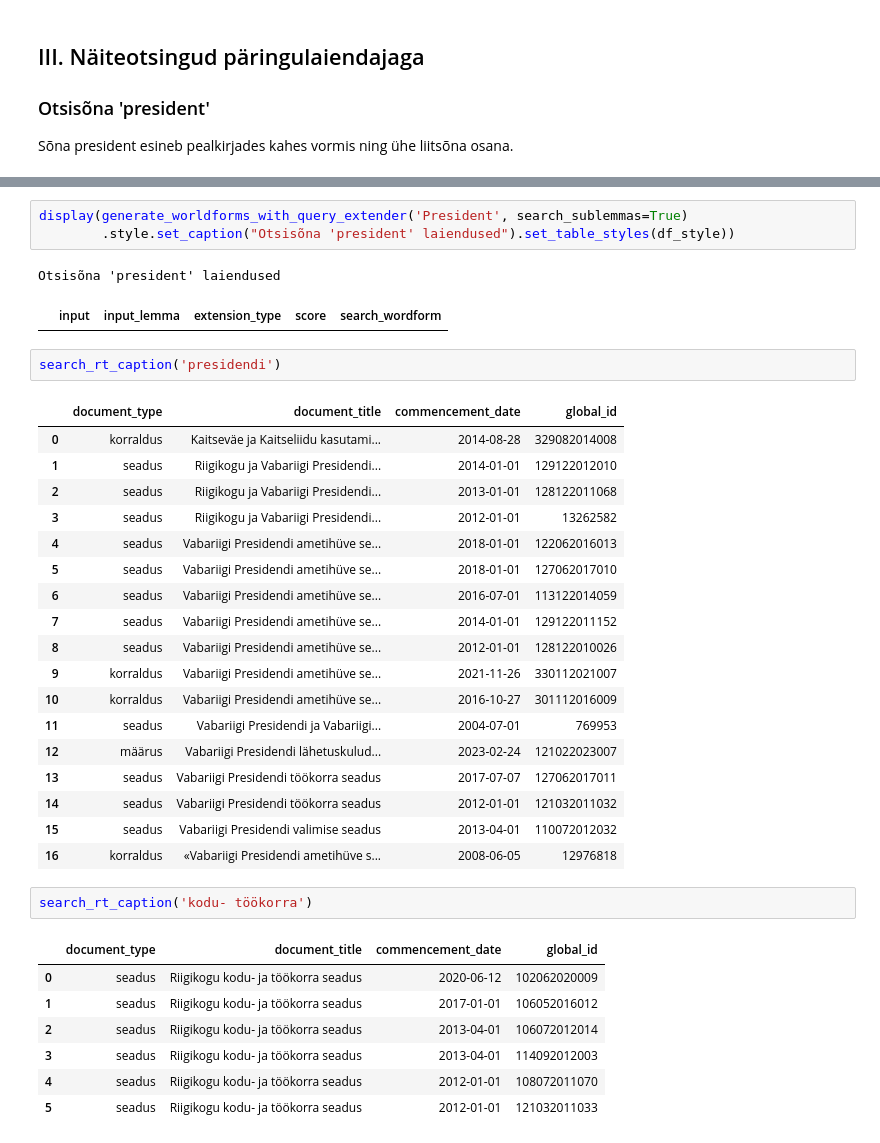
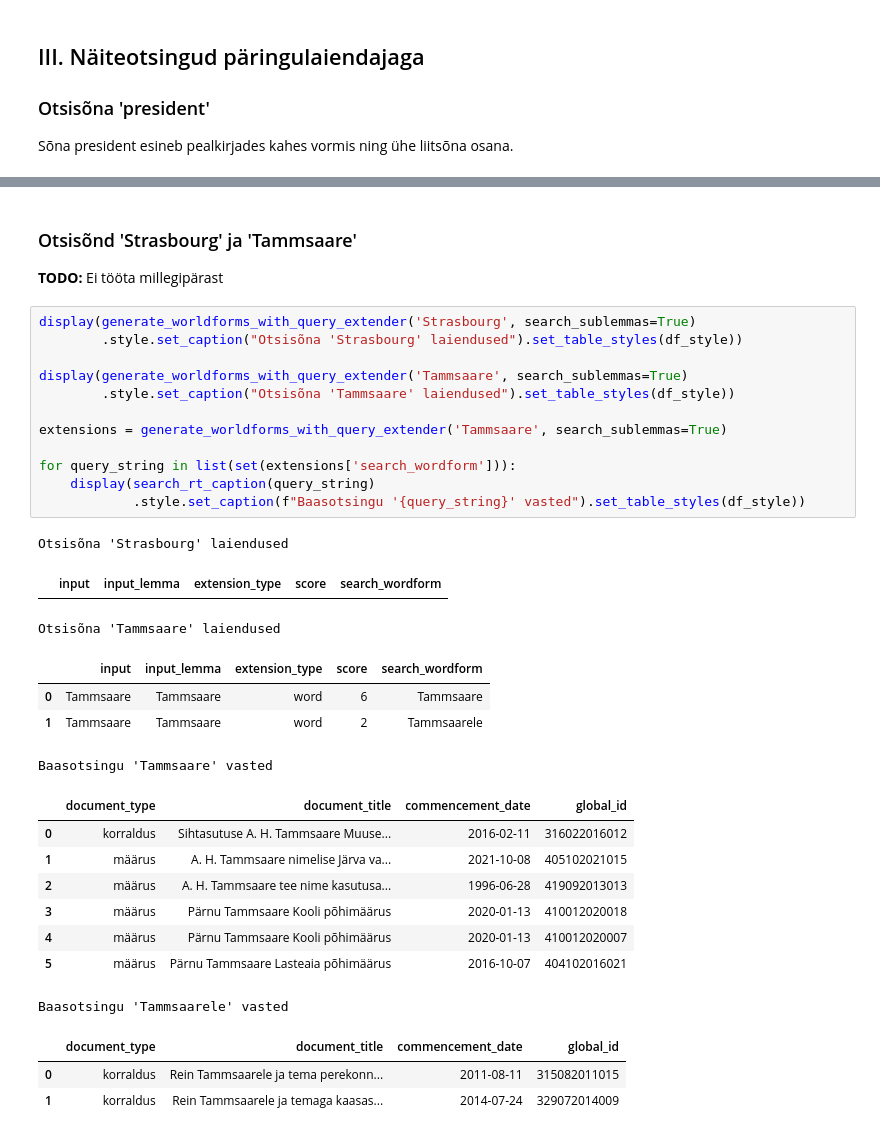
Before and after one commit to estnltk/smart-search, a Jupyter notebook: demod/toovood/riigi_teataja_pealkirjaotsing/03_tark_otsing/01_example_usage_of_query_extender.ipynb, the cells around one changed output, grey strips where cells are left out. Saved outputs shown, nothing was run; the diff lists cells and outputs as text.

```diff
--- a/demod/toovood/riigi_teataja_pealkirjaotsing/03_tark_otsing/01_example_usage_of_query_extender.ipynb
+++ b/demod/toovood/riigi_teataja_pealkirjaotsing/03_tark_otsing/01_example_usage_of_query_extender.ipynb
@@ -408,37 +564,35 @@ Otsisõna 'bresident' laiendused
+# %% [markdown]
+### Otsisõnd 'Strasbourg' ja 'Tammsaare'
+
+**TODO:** Ei tööta millegipärast
 # %%
-display(generate_worldforms_with_query_extender('President', search_sublemmas=True)
-        .style.set_caption("Otsisõna 'president' laiendused").set_table_styles(df_style))
+display(generate_worldforms_with_query_extender('Strasbourg', search_sublemmas=True)
+        .style.set_caption("Otsisõna 'Strasbourg' laiendused").set_table_styles(df_style))
+
+display(generate_worldforms_with_query_extender('Tammsaare', search_sublemmas=True)
+        .style.set_caption("Otsisõna 'Tammsaare' laiendused").set_table_styles(df_style))
+
+extensions = generate_worldforms_with_query_extender('Tammsaare', search_sublemmas=True)
+
+for query_string in list(set(extensions['search_wordform'])):
+    display(search_rt_caption(query_string)
+            .style.set_caption(f"Baasotsingu '{query_string}' vasted").set_table_styles(df_style))
 # %% [output]
-Otsisõna 'president' laiendused
+Otsisõna 'Strasbourg' laiendused
 |  | input | input_lemma | extension_type | score | search_wordform |
+Otsisõna 'Tammsaare' laiendused
+|  | input | input_lemma | extension_type | score | search_wordform |
+| 0 | Tammsaare | Tammsaare | word | 6 | Tammsaare |
+| 1 | Tammsaare | Tammsaare | word | 2 | Tammsaarele |
+Baasotsingu 'Tammsaare' vasted
+|  | document_type | document_title | commencement_date | global_id |
+| 0 | korraldus | Sihtasutuse A. H. Tammsaare Muuse... | 2016-02-11 | 316022016012 |
+| 1 | määrus | A. H. Tammsaare nimelise Järva va... | 2021-10-08 | 405102021015 |
+| 2 | määrus | A. H. Tammsaare tee nime kasutusa... | 1996-06-28 | 419092013013 |
+| 3 | määrus | Pärnu Tammsaare Kooli põhimäärus | 2020-01-13 | 410012020018 |
+| 4 | määrus | Pärnu Tammsaare Kooli põhimäärus | 2020-01-13 | 410012020007 |
+| 5 | määrus | Pärnu Tammsaare Lasteaia põhimäärus | 2016-10-07 | 404102016021 |
+Baasotsingu 'Tammsaarele' vasted
+|  | document_type | document_title | commencement_date | global_id |
+| 0 | korraldus | Rein Tammsaarele ja tema perekonn... | 2011-08-11 | 315082011015 |
+| 1 | korraldus | Rein Tammsaarele ja temaga kaasas... | 2014-07-24 | 329072014009 |
-# %%
-search_rt_caption('presidendi')
-# %% [output]
-|  | document_type | document_title | commencement_date | global_id |
-| 0 | korraldus | Kaitseväe ja Kaitseliidu kasutami... | 2014-08-28 | 329082014008 |
-| 1 | seadus | Riigikogu ja Vabariigi Presidendi... | 2014-01-01 | 129122012010 |
-| 2 | seadus | Riigikogu ja Vabariigi Presidendi... | 2013-01-01 | 128122011068 |
-| 3 | seadus | Riigikogu ja Vabariigi Presidendi... | 2012-01-01 | 13262582 |
-| 4 | seadus | Vabariigi Presidendi ametihüve se... | 2018-01-01 | 122062016013 |
-| 5 | seadus | Vabariigi Presidendi ametihüve se... | 2018-01-01 | 127062017010 |
-| 6 | seadus | Vabariigi Presidendi ametihüve se... | 2016-07-01 | 113122014059 |
-| 7 | seadus | Vabariigi Presidendi ametihüve se... | 2014-01-01 | 129122011152 |
-| 8 | seadus | Vabariigi Presidendi ametihüve se... | 2012-01-01 | 128122010026 |
-| 9 | korraldus | Vabariigi Presidendi ametihüve se... | 2021-11-26 | 330112021007 |
-| 10 | korraldus | Vabariigi Presidendi ametihüve se... | 2016-10-27 | 301112016009 |
-| 11 | seadus | Vabariigi Presidendi ja Vabariigi... | 2004-07-01 | 769953 |
-| 12 | määrus | Vabariigi Presidendi lähetuskulud... | 2023-02-24 | 121022023007 |
-| 13 | seadus | Vabariigi Presidendi töökorra seadus | 2017-07-07 | 127062017011 |
-| 14 | seadus | Vabariigi Presidendi töökorra seadus | 2012-01-01 | 121032011032 |
-| 15 | seadus | Vabariigi Presidendi valimise seadus | 2013-04-01 | 110072012032 |
-| 16 | korraldus | «Vabariigi Presidendi ametihüve s... | 2008-06-05 | 12976818 |
-# %%
-search_rt_caption('kodu- töökorra')
-# %% [output]
-|  | document_type | document_title | commencement_date | global_id |
-| 0 | seadus | Riigikogu kodu- ja töökorra seadus | 2020-06-12 | 102062020009 |
-| 1 | seadus | Riigikogu kodu- ja töökorra seadus | 2017-01-01 | 106052016012 |
-| 2 | seadus | Riigikogu kodu- ja töökorra seadus | 2013-04-01 | 106072012014 |
-| 3 | seadus | Riigikogu kodu- ja töökorra seadus | 2013-04-01 | 114092012003 |
-| 4 | seadus | Riigikogu kodu- ja töökorra seadus | 2012-01-01 | 108072011070 |
-| 5 | seadus | Riigikogu kodu- ja töökorra seadus | 2012-01-01 | 121032011033 |
```
Also changed, not shown: parts of 32 cells of this notebook.
